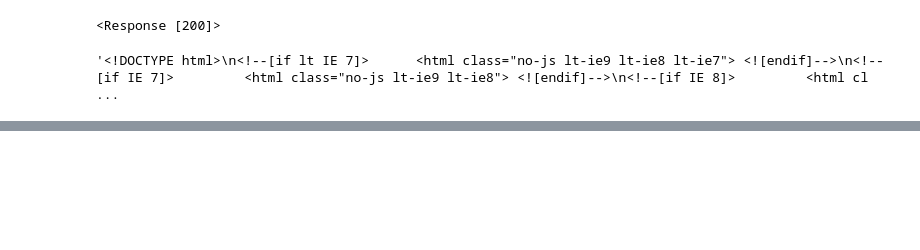
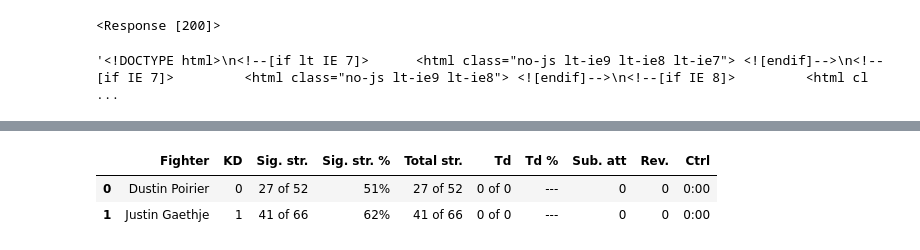
Before and after one commit to kwaynevong/MMA-prediction-model, a Jupyter notebook: Capstone project/Untitled-1.ipynb, the cells around one changed output, grey strips where cells are left out. Drawn from its saved outputs; the diff is of its cells as text; code cells hidden in the pictures; blank space fills up the shorter version.

Commit message:
1 page dataframe done

```diff
--- a/Capstone project/Untitled-1.ipynb
+++ b/Capstone project/Untitled-1.ipynb
@@ -74,0 +18,46 @@ print(df)
+# %%
+import pandas as pd
+from bs4 import BeautifulSoup
+
+table_body = soup.find('tbody', class_='b-fight-details__table-body')
+
+data = []
+
+# Iterate through table rows
+for row in table_body.find_all('tr'):
+    cols = row.find_all('td')
+    fighter_names = cols[0].find_all('a', class_='b-link_style_black')
+    fighters = [name.get_text(strip=True) for name in fighter_names]
+
+    kd = [col.get_text(strip=True) for col in cols[1].find_all('p')]
+    sig_str = [col.get_text(strip=True) for col in cols[2].find_all('p')]
+    sig_str_percent = [col.get_text(strip=True) for col in cols[3].find_all('p')]
+    total_str = [col.get_text(strip=True) for col in cols[4].find_all('p')]
+    td = [col.get_text(strip=True) for col in cols[5].find_all('p')]
+    td_percent = [col.get_text(strip=True) for col in cols[6].find_all('p')]
+    sub_att = [col.get_text(strip=True) for col in cols[7].find_all('p')]
+    rev = [col.get_text(strip=True) for col in cols[8].find_all('p')]
+    ctrl = [col.get_text(strip=True) for col in cols[9].find_all('p')]
+
+    for i in range(len(fighters)):
+        data.append({
+            'Fighter': fighters[i],
+            'KD': kd[i],
+            'Sig. str.': sig_str[i],
+            'Sig. str. %': sig_str_percent[i],
+            'Total str.': total_str[i],
+            'Td': td[i],
+            'Td %': td_percent[i],
+            'Sub. att': sub_att[i],
+            'Rev.': rev[i],
+            'Ctrl': ctrl[i]
+        })
+
+df = pd.DataFrame(data)
+
+
+df
+# %% [output]
+|  | Fighter | KD | Sig. str. | Sig. str. % | Total str. | Td | Td % | Sub. att | Rev. | Ctrl |
+| 0 | Dustin Poirier | 0 | 27 of 52 | 51% | 27 of 52 | 0 of 0 | --- | 0 | 0 | 0:00 |
+| 1 | Justin Gaethje | 1 | 41 of 66 | 62% | 41 of 66 | 0 of 0 | --- | 0 | 0 | 0:00 |
```
Also changed, not shown: parts of 2 cells of this notebook, 1 other file.
